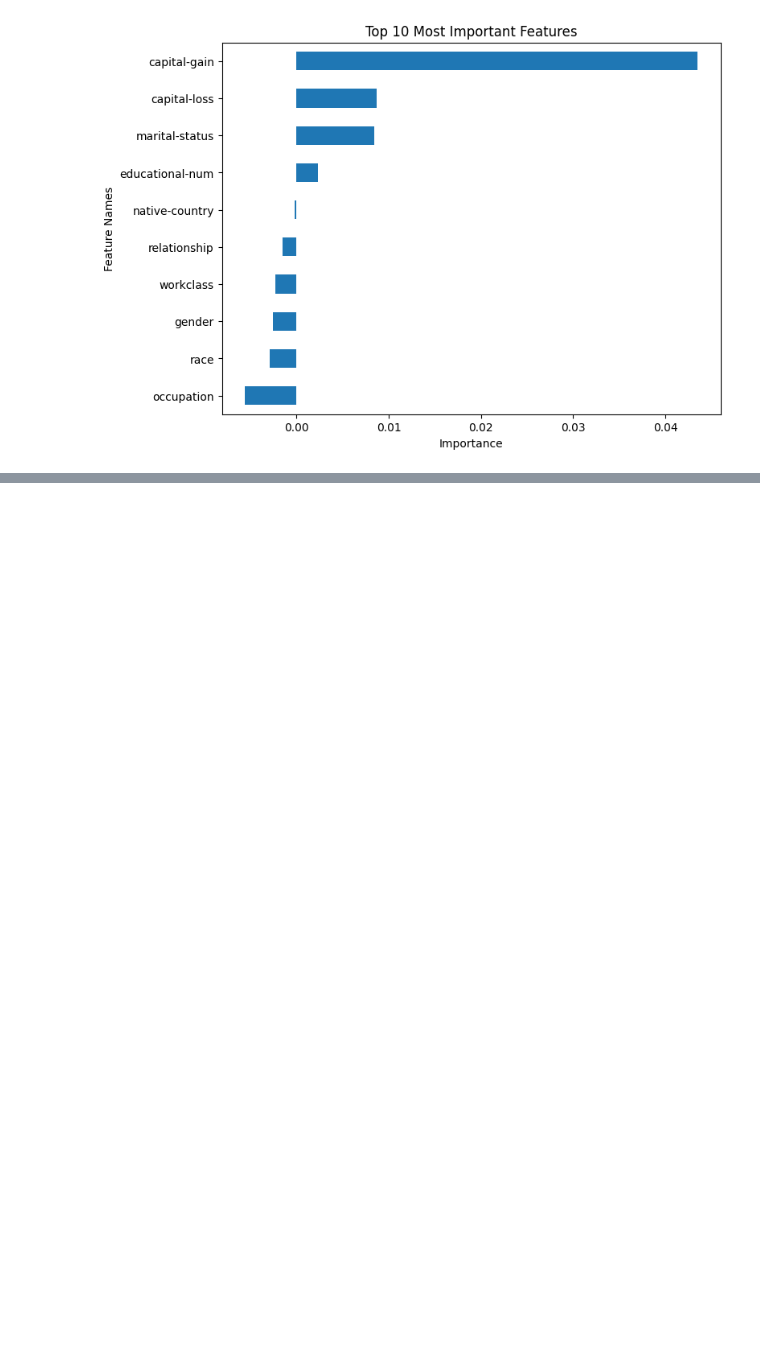
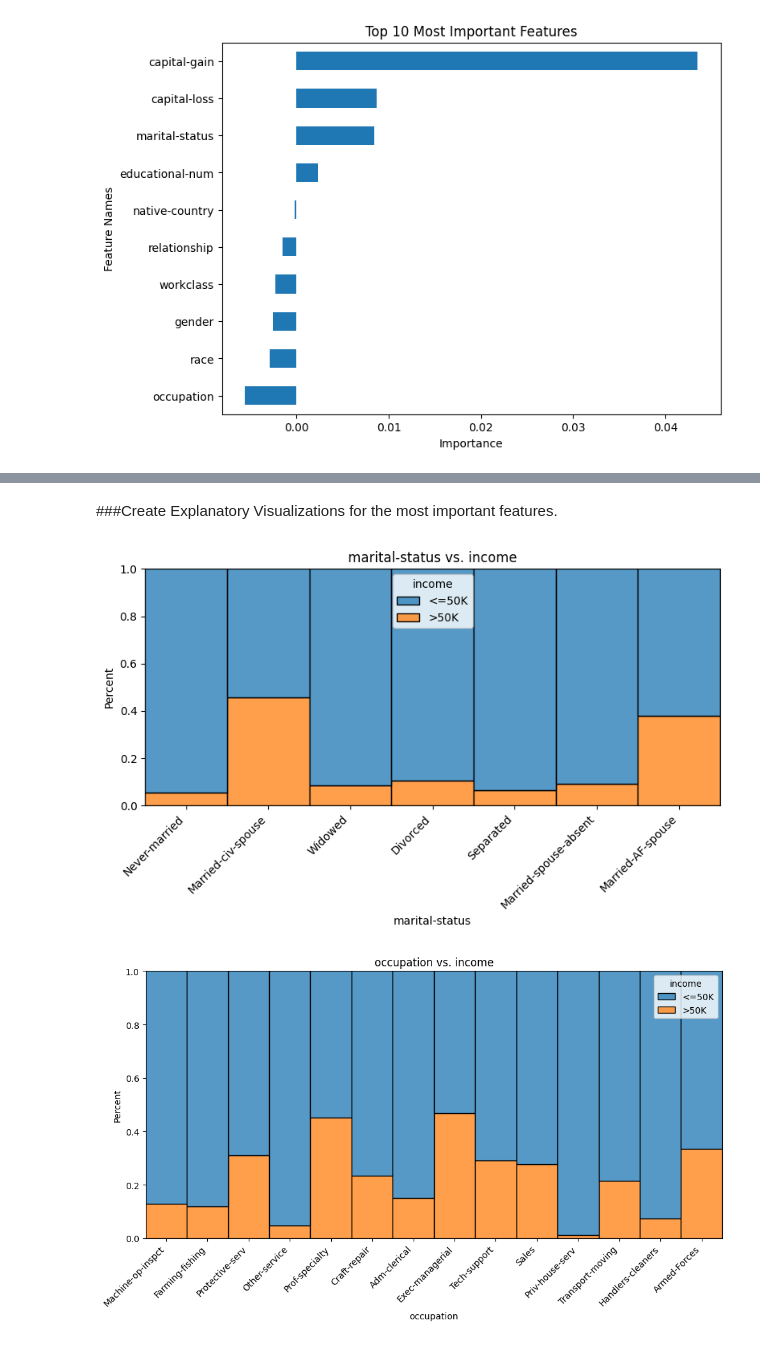
Before and after one commit to Hibashanti/Adult-Income-Dataset, a Jupyter notebook: ِAdult_Income_Dataset.ipynb, the cells around one changed output, grey strips where cells are left out. Cells and saved outputs as stored; diff of their text form; code cells hidden in the pictures; blank space fills up the shorter version.

```diff
--- a/ِAdult_Income_Dataset.ipynb
+++ b/ِAdult_Income_Dataset.ipynb
@@ -426,0 +429,2 @@ plot_importance_color_ax(permutation_importances, top_n=10)
+# %% [markdown]
+###Create Explanatory Visualizations for the most important features.
@@ -426,0 +449,14 @@ plot_importance_color_ax(permutation_importances, top_n=10)
+# %%
+# Visualizing the relationship between important categorical features and income
+
+# Marital Status vs. Income
+plot_categorical_vs_target(df, x="marital-status", y="income", fillna=False, figsize=(8, 5), target_type="class");
+
+# Occupation vs. Income
+plot_categorical_vs_target(df, x="occupation", y="income", fillna=False, figsize=(10, 6), target_type="class");
+
+plt.tight_layout()
+plt.show()
+# %% [output]
+[figure, added]
+[figure, added]
```
Also changed, not shown: parts of 4 cells of this notebook.
